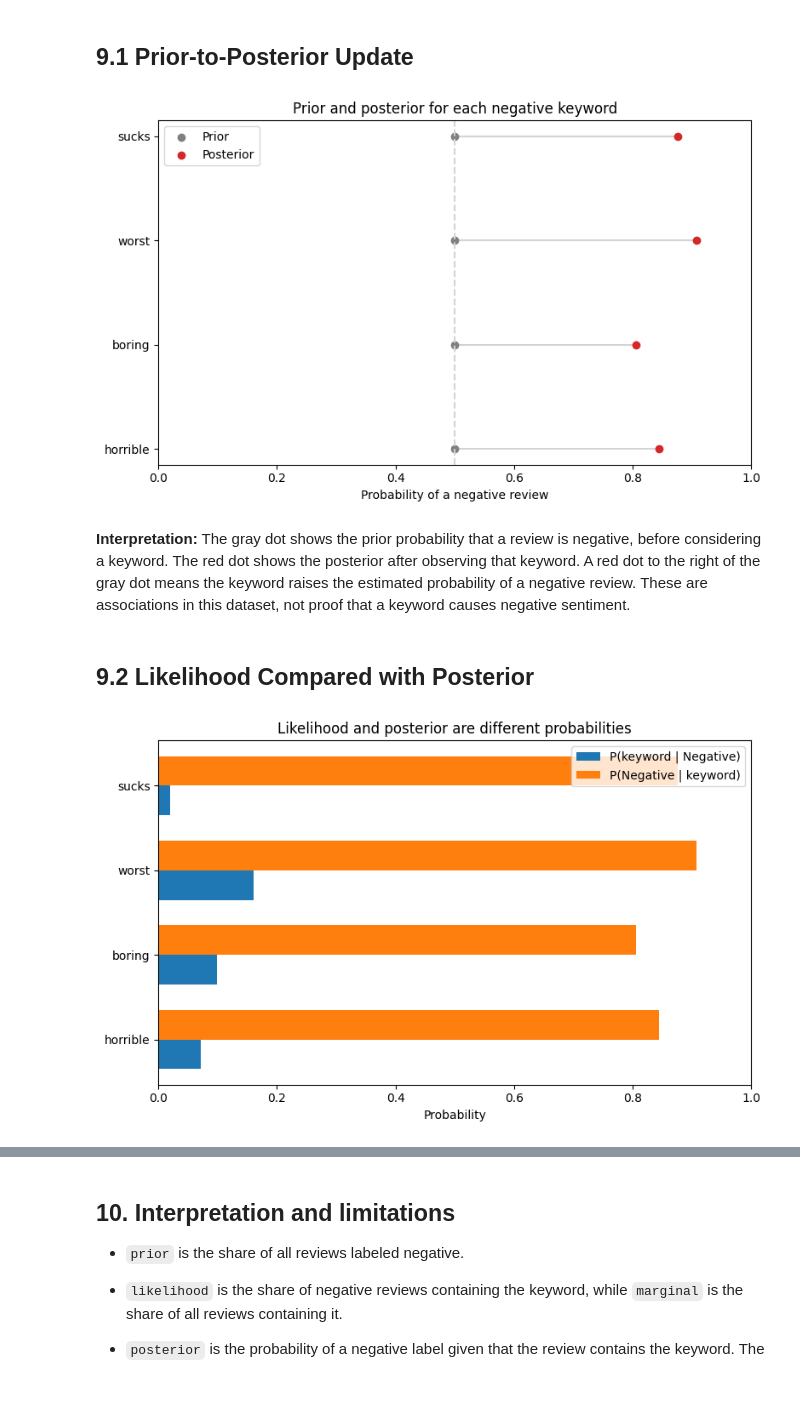
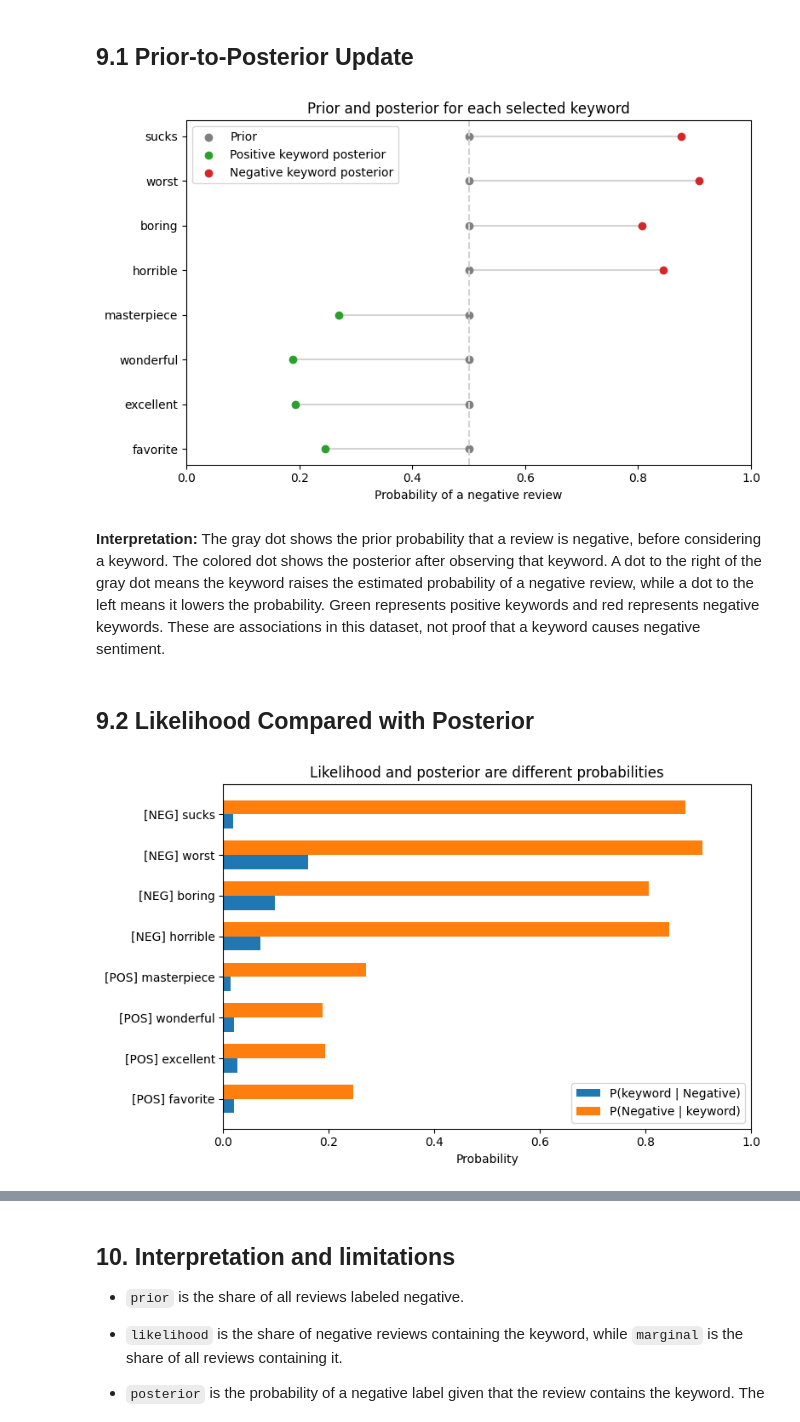
Before and after one commit to L-nsamba/group-1-formative-3-probability-bayes-gradient-descent, a Jupyter notebook: notebooks/Part_2_Bayesian_Probability.ipynb, the cells around one changed output, grey strips where cells are left out. Cells and saved outputs as stored; diff of their text form; code cells hidden in the pictures; blank space fills up the shorter version.

```diff
--- a/notebooks/Part_2_Bayesian_Probability.ipynb
+++ b/notebooks/Part_2_Bayesian_Probability.ipynb
@@ -74,6 +74,8 @@ We chose **favorite**, **excellent**, **wonderful**, and **masterpiece** to capt
 For every selected keyword, we calculate `P(Negative | keyword)`.
 # %%
 negative_words = ["horrible", "boring", "worst", "sucks"]
+positive_words = ["favorite", "excellent", "wonderful", "masterpiece"]
+selected_words = positive_words + negative_words
 # %% [markdown]
 ## 5. Define useful variables
 
@@ -110,13 +112,13 @@ def negative_probability_for_keyword(word):
             if sentiment == "negative":
                 neg_with_word = neg_with_word + 1
 
-    if with_word == 0:
+    if with_word == 0 or total_negative_reviews == 0:
         return None
 
     prior = total_negative_reviews / total                 # P(Negative)
     likelihood = neg_with_word / total_negative_reviews    # P(word | Negative)
     marginal = with_word / total                           # P(word)
-    posterior = bayes(prior, likelihood, marginal)         # P (Negative|word)
+    posterior = bayes(prior, likelihood, marginal)         # P(Negative | word)
     check = neg_with_word / with_word                      # direct check
 
     return {
@@ -134,11 +136,11 @@ def negative_probability_for_keyword(word):
 # %%
 results = []
 
-print("Bayesian probability results for negative sentiment:")
-print("| keyword | prior | likelihood | marginal | posterior  | direct check |")
-print("|---------|-------|------------|----------|------------|--------------|")
+print("Bayesian probability results for selected keywords:")
+print("| keyword | prior | likelihood | marginal | posterior | direct check |")
+print("|---------|-------|------------|----------|-----------|--------------|")
 
-for word in negative_words:
+for word in selected_words:
     result = negative_probability_for_keyword(word)
 
     if result is None:
@@ -176,6 +182,7 @@ import matplotlib.pyplot as plt
 
 positions = list(range(len(results)))
 keywords = [result["word"] for result in results]
+prior = results[0]["prior"] if results else 0
 
 plt.figure(figsize=(8, 5))
 
@@ -187,55 +194,65 @@ for index, result in enumerate(results):
         zorder=1,
     )
     plt.scatter(result["prior"], index, color="gray", zorder=2)
-    plt.scatter(result["posterior"], index, color="tab:red", zorder=2)
+
+    if result["word"] in positive_words:
+        plt.scatter(result["posterior"], index, color="tab:green", zorder=2)
+    else:
+        plt.scatter(result["posterior"], index, color="tab:red", zorder=2)
 
 plt.yticks(positions, keywords)
 plt.xlim(0, 1)
-plt.axvline(0.5, linestyle="--", color="lightgray")
+plt.axvline(prior, linestyle="--", color="lightgray")
 plt.xlabel("Probability of a negative review")
-plt.title("Prior and posterior for each negative keyword")
+plt.title("Prior and posterior for each selected keyword")
 plt.scatter([], [], color="gray", label="Prior")
-plt.scatter([], [], color="tab:red", label="Posterior")
+plt.scatter([], [], color="tab:green", label="Positive keyword posterior")
+plt.scatter([], [], color="tab:red", label="Negative keyword posterior")
 plt.legend()
 plt.tight_layout()
 plt.show()
 # %% [output]
-[figure, old version]
+[figure, new version]
 # %% [markdown]
 **Interpretation:**
-The gray dot shows the prior probability that a review is negative, before considering a keyword. The red dot shows the posterior after observing that keyword. A red dot to the right of the gray dot means the keyword raises the estimated probability of a negative review. These are associations in this dataset, not proof that a keyword causes negative sentiment.
+The gray dot shows the prior probability that a review is negative, before considering a keyword.
+The colored dot shows the posterior after observing that keyword.
+A dot to the right of the gray dot means the keyword raises the estimated probability of a negative review, while a dot to the left means it lowers the probability. Green represents positive keywords and red represents negative keywords. These are associations in this dataset, not proof that a keyword causes negative sentiment.
 # %% [markdown]
 ## 9.2 Likelihood Compared with Posterior
 # %%
 positions = list(range(len(results)))
-keywords = [result["word"] for result in results]
+keywords = [
+    ("[POS] " if result["word"] in positive_words else "[NEG] ") + result["word"]
+    for result in results
+]
 bar_height = 0.35
 
 plt.figure(figsize=(8, 5))
 
 plt.barh(
     [index - bar_height / 2 for index in positions],
     [result["likelihood"] for result in results],
     height=bar_height,
     label="P(keyword | Negative)",
 )
 
 plt.barh(
     [index + bar_height / 2 for index in positions],
     [result["posterior"] for result in results],
     height=bar_height,
     label="P(Negative | keyword)",
 )
 
 plt.yticks(positions, keywords)
 plt.xlim(0, 1)
 plt.xlabel("Probability")
 plt.title("Likelihood and posterior are different probabilities")
 plt.legend()
 plt.tight_layout()
 plt.show()
 # %% [output]
-[figure, old version]
+[figure, new version]
 # %% [markdown]
 **Interpretation:**
 The first bar shows how often a keyword appears among negative reviews. The second shows how likely a review is to be negative when that keyword appears. These probabilities answer different questions, so their values can differ substantially. The prior and the overall frequency of the keyword help explain that difference through Bayes’ theorem.
```
Also changed, not shown: parts of 3 cells of this notebook.
